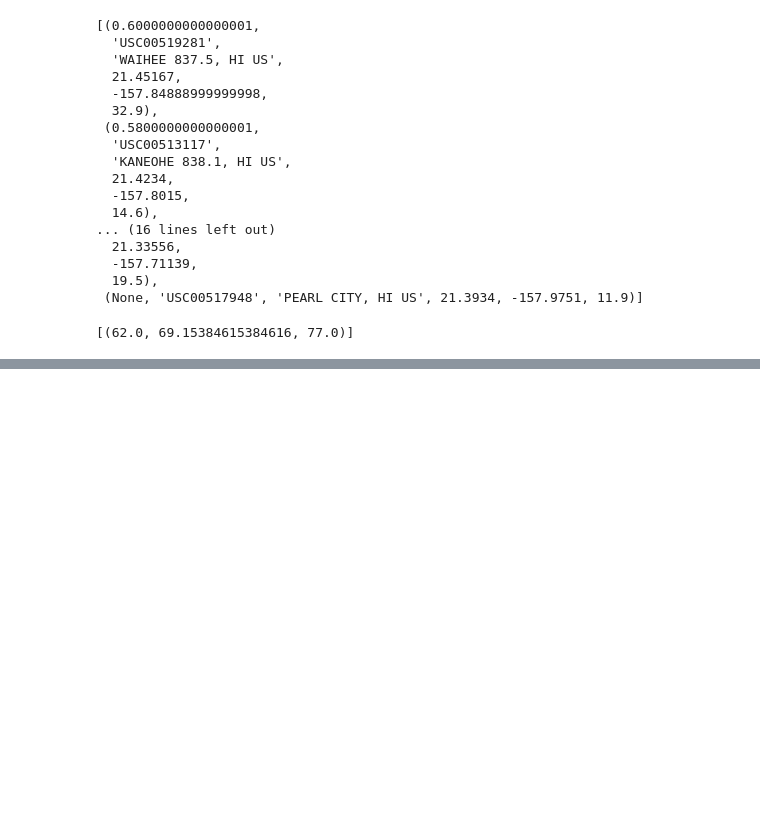
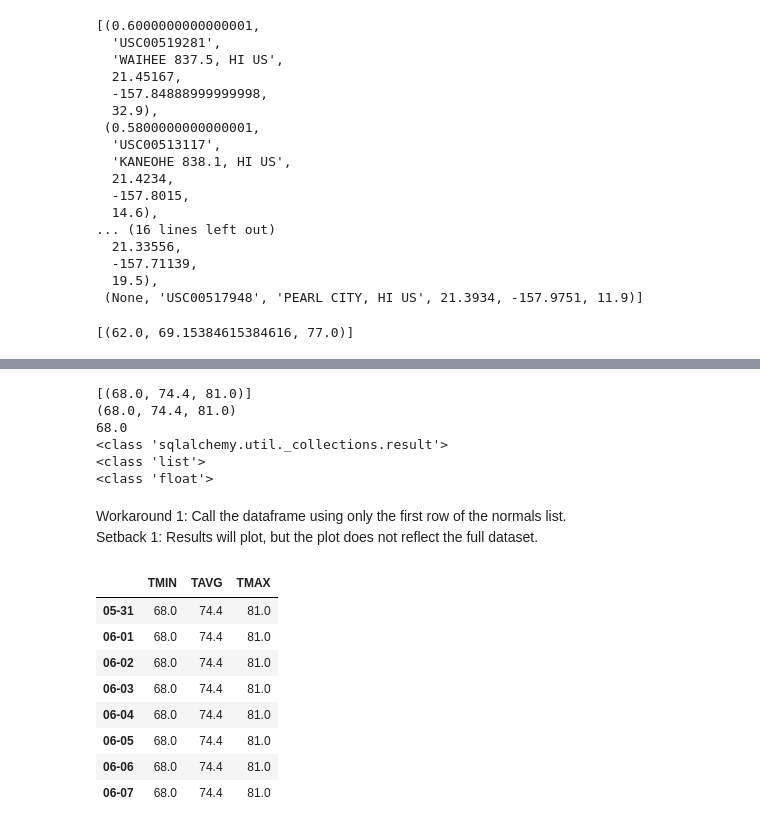
Before and after one commit to Rob-Ottogalli/sqlalchemy-challenge, a Jupyter notebook: Code/climate_starter_Robert_Ottogalli.ipynb, the cells around one changed output, grey strips where cells are left out. Cells and saved outputs as stored; diff of their text form; code cells hidden in the pictures; blank space fills up the shorter version.

```diff
--- a/Code/climate_starter_Robert_Ottogalli.ipynb
+++ b/Code/climate_starter_Robert_Ottogalli.ipynb
@@ -536,4 +555,35 @@ for date in trip_date_list:
+# %%
+# Identifiy the content levels and types of the daily_normals() output.
+
+print(normals[0])
+print(normals[0][0])
+print(normals[0][0][0])
+print(type(normals[0][0]))
+print(type(trip_date_list))
+print(type(normals[0][0][0]))
+# %% [output]
+[(68.0, 74.4, 81.0)]
+(68.0, 74.4, 81.0)
+68.0
+<class 'sqlalchemy.util._collections.result'>
+<class 'list'>
+<class 'float'>
+# %% [markdown]
+Workaround 1: Call the dataframe using only the first row of the normals list. <br>
+Setback 1: Results will plot, but the plot does not reflect the full dataset.
 # %%
 # Load the previous query results into a Pandas DataFrame and add the `trip_dates` range as the `date` index
+trip_normals_df1 = pd.DataFrame(normals[0], columns=["TMIN", "TAVG", "TMAX"], index=trip_date_list)
+trip_normals_df1
+# %% [output]
+|  | TMIN | TAVG | TMAX |
+| 05-31 | 68.0 | 74.4 | 81.0 |
+| 06-01 | 68.0 | 74.4 | 81.0 |
+| 06-02 | 68.0 | 74.4 | 81.0 |
+| 06-03 | 68.0 | 74.4 | 81.0 |
+| 06-04 | 68.0 | 74.4 | 81.0 |
+| 06-05 | 68.0 | 74.4 | 81.0 |
+| 06-06 | 68.0 | 74.4 | 81.0 |
+| 06-07 | 68.0 | 74.4 | 81.0 |
 # %%
 # Plot the daily normals as an area plot with `stacked=False`
```
Also changed, not shown: parts of 7 cells of this notebook, 1 other file.
